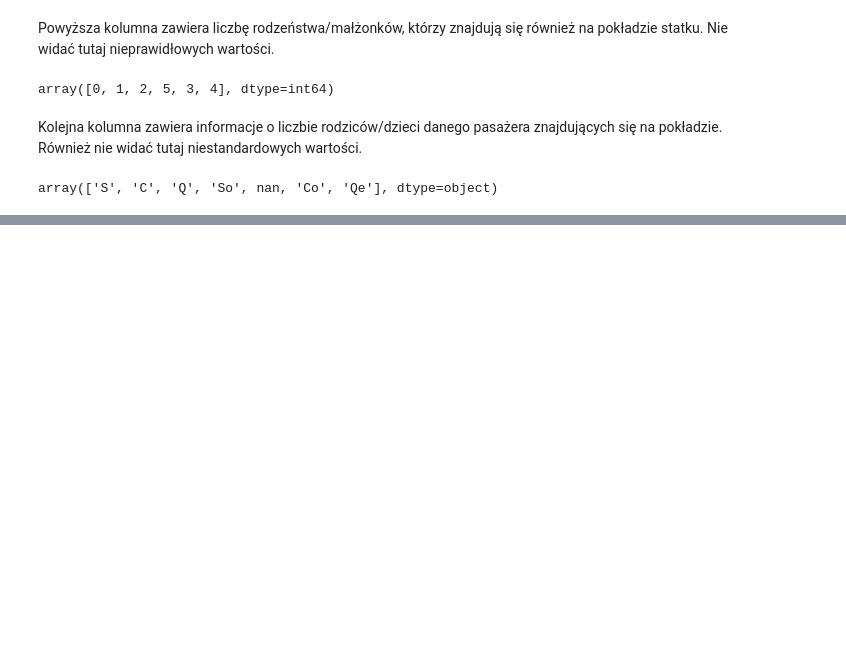
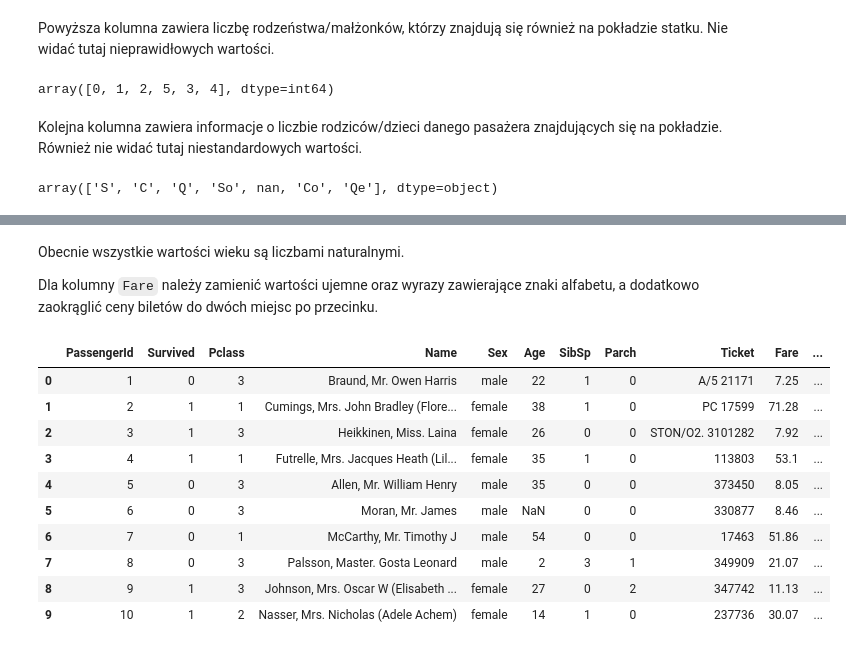
Before and after one commit to twacowski/titanic, a Jupyter notebook: main.ipynb, the cells around one changed output, grey strips where cells are left out. Cells and saved outputs as stored; diff of their text form; code cells hidden in the pictures; blank space fills up the shorter version.

Commit message:
Provide first steps of data set cleaning

```diff
--- a/main.ipynb
+++ b/main.ipynb
@@ -204,0 +228,3 @@ Z informacji o zbiorze danych dowiadujemy się, że są jedynie 3 dostępne port
+# %%
+dataSet = dataSet.drop_duplicates('PassengerId')
+dataSet['PassengerId'].is_unique
@@ -204,0 +240,48 @@ Z informacji o zbiorze danych dowiadujemy się, że są jedynie 3 dostępne port
+# %%
+for age in dataSet['Age'].dropna():
+    if not age.isdigit():
+        if age.startswith('.'):
+            dataSet['Age'] = dataSet['Age'].replace(age, age.replace('.',''))
+        if age.startswith('-'):
+            dataSet['Age'] = dataSet['Age'].replace(age, age.replace('-',''))
+        if age.find(',') != -1:
+            dataSet['Age'] = dataSet['Age'].replace(age, str(math.ceil(float(age.replace(',','.')))))
+
+
+for age in dataSet['Age'].dropna():
+    if not age.isdigit():
+        print(age)
+# %% [markdown]
+Obecnie wszystkie wartości wieku są liczbami naturalnymi.
+
+Dla kolumny `Fare` należy zamienić wartości ujemne oraz wyrazy zawierające znaki alfabetu,  a dodatkowo zaokrąglić ceny biletów do dwóch miejsc po przecinku.
+# %%
+for fare in dataSet['Fare'].dropna():
+    if fare.startswith('-'):
+        dataSet['Fare'] = dataSet['Fare'].replace(fare, fare.replace('-',''))
+    x = re.match(r'.*[A-Za-z].*', fare)
+    if x:
+        new = re.sub(r'[A-Za-z]', "", fare)
+        dataSet['Fare'] = dataSet['Fare'].replace(fare, new)
+        fare = new
+    with_coma = float(fare.replace(',','.'))
+    dataSet['Fare'] = dataSet['Fare'].replace(fare, str(round(with_coma, 2)))
+
+
+for fare in dataSet['Fare'].dropna():
+    if not fare.replace('.','',1).isnumeric():
+        print(fare)
+
+dataSet.head(10)
+# %% [output]
+|  | PassengerId | Survived | Pclass | Name | Sex | Age | SibSp | Parch | Ticket | Fare | ... |
+| 0 | 1 | 0 | 3 | Braund, Mr. Owen Harris | male | 22 | 1 | 0 | A/5 21171 | 7.25 | ... |
+| 1 | 2 | 1 | 1 | Cumings, Mrs. John Bradley (Flore... | female | 38 | 1 | 0 | PC 17599 | 71.28 | ... |
+| 2 | 3 | 1 | 3 | Heikkinen, Miss. Laina | female | 26 | 0 | 0 | STON/O2. 3101282 | 7.92 | ... |
+| 3 | 4 | 1 | 1 | Futrelle, Mrs. Jacques Heath (Lil... | female | 35 | 1 | 0 | 113803 | 53.1 | ... |
+| 4 | 5 | 0 | 3 | Allen, Mr. William Henry | male | 35 | 0 | 0 | 373450 | 8.05 | ... |
+| 5 | 6 | 0 | 3 | Moran, Mr. James | male | NaN | 0 | 0 | 330877 | 8.46 | ... |
+| 6 | 7 | 0 | 1 | McCarthy, Mr. Timothy J | male | 54 | 0 | 0 | 17463 | 51.86 | ... |
+| 7 | 8 | 0 | 3 | Palsson, Master. Gosta Leonard | male | 2 | 3 | 1 | 349909 | 21.07 | ... |
+| 8 | 9 | 1 | 3 | Johnson, Mrs. Oscar W (Elisabeth ... | female | 27 | 0 | 2 | 347742 | 11.13 | ... |
+| 9 | 10 | 1 | 2 | Nasser, Mrs. Nicholas (Adele Achem) | female | 14 | 1 | 0 | 237736 | 30.07 | ... |
```
Also changed, not shown: parts of 9 cells of this notebook.
